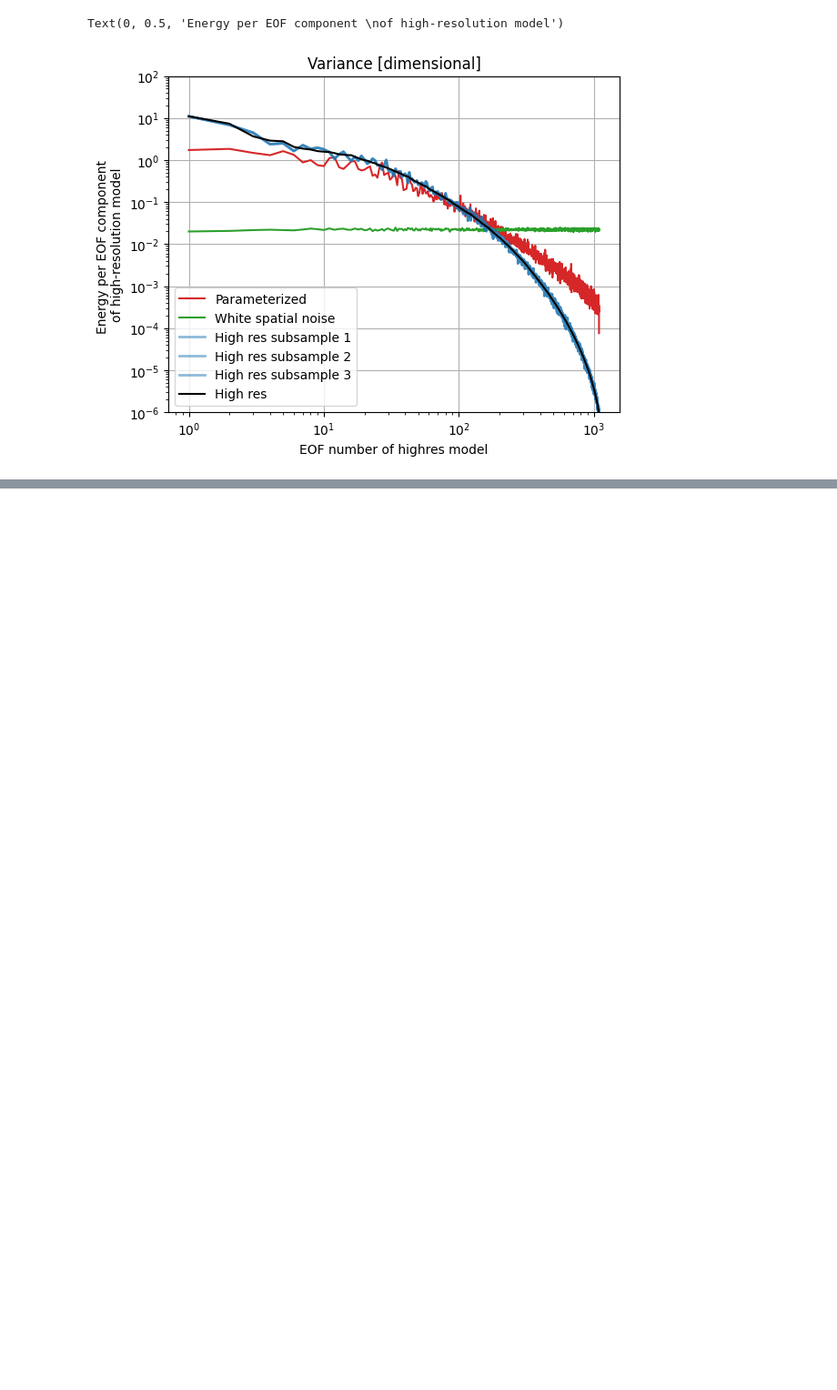
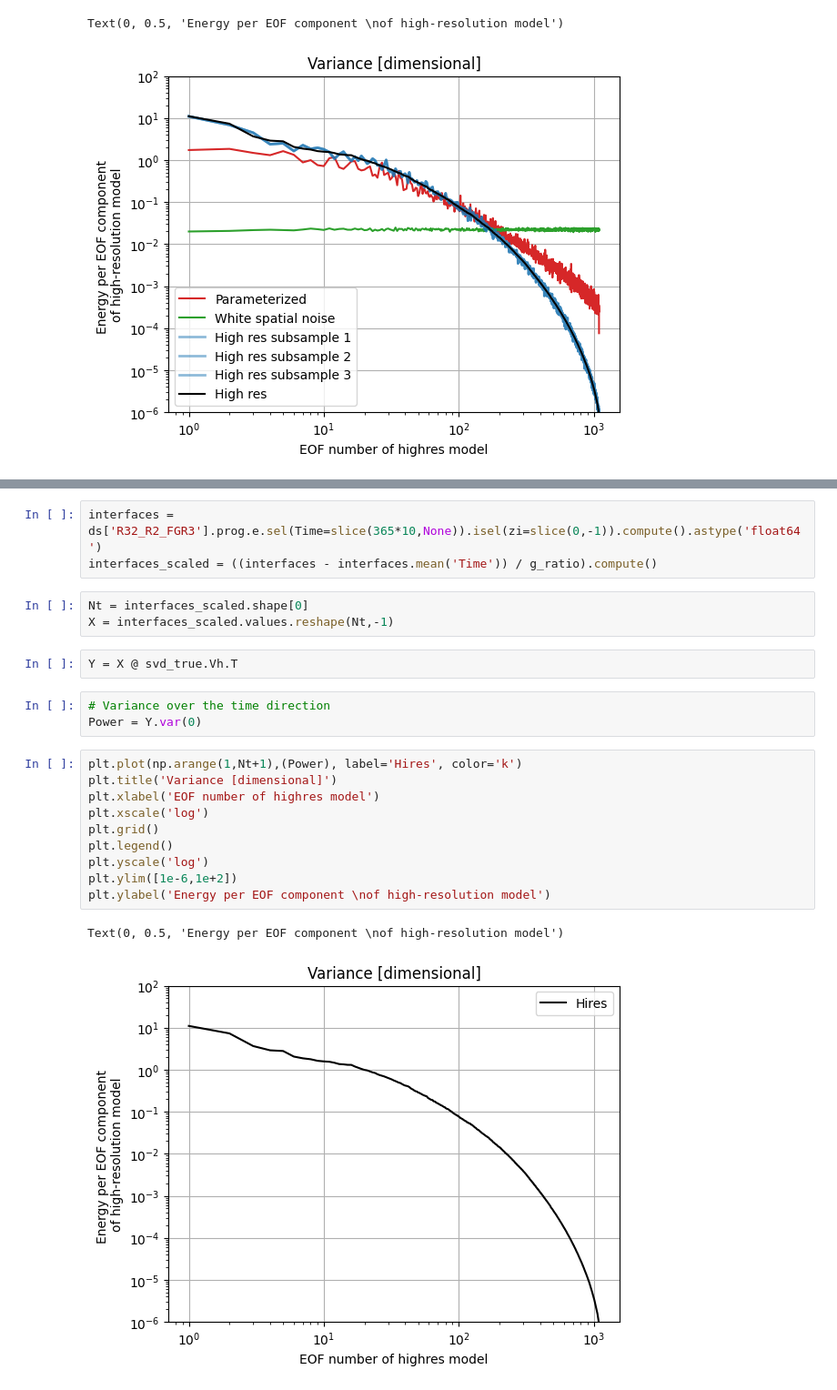
Before and after one commit to m2lines/calibration-MOM6, a Jupyter notebook: notebooks/PCA_loss_function.ipynb, the cells around one changed output, grey strips where cells are left out. Shown at 91% size. Drawn from its saved outputs; the diff is of its cells as text; blank space fills up the shorter version.

```diff
--- a/notebooks/PCA_loss_function.ipynb
+++ b/notebooks/PCA_loss_function.ipynb
@@ -432,0 +470,24 @@ Text(0, 0.5, 'Energy per EOF component \nof high-resolution model')
+# %%
+interfaces = ds['R32_R2_FGR3'].prog.e.sel(Time=slice(365*10,None)).isel(zi=slice(0,-1)).compute().astype('float64')
+interfaces_scaled = ((interfaces - interfaces.mean('Time')) / g_ratio).compute()
+# %%
+Nt = interfaces_scaled.shape[0]
+X = interfaces_scaled.values.reshape(Nt,-1)
+# %%
+Y = X @ svd_true.Vh.T
+# %%
+# Variance over the time direction
+Power = Y.var(0)
+# %%
+plt.plot(np.arange(1,Nt+1),(Power), label='Hires', color='k')
+plt.title('Variance [dimensional]')
+plt.xlabel('EOF number of highres model')
+plt.xscale('log')
+plt.grid()
+plt.legend()
+plt.yscale('log')
+plt.ylim([1e-6,1e+2])
+plt.ylabel('Energy per EOF component \nof high-resolution model')
+# %% [output]
+Text(0, 0.5, 'Energy per EOF component \nof high-resolution model')
+[figure, added]
```
Also changed, not shown: parts of 22 cells of this notebook.
